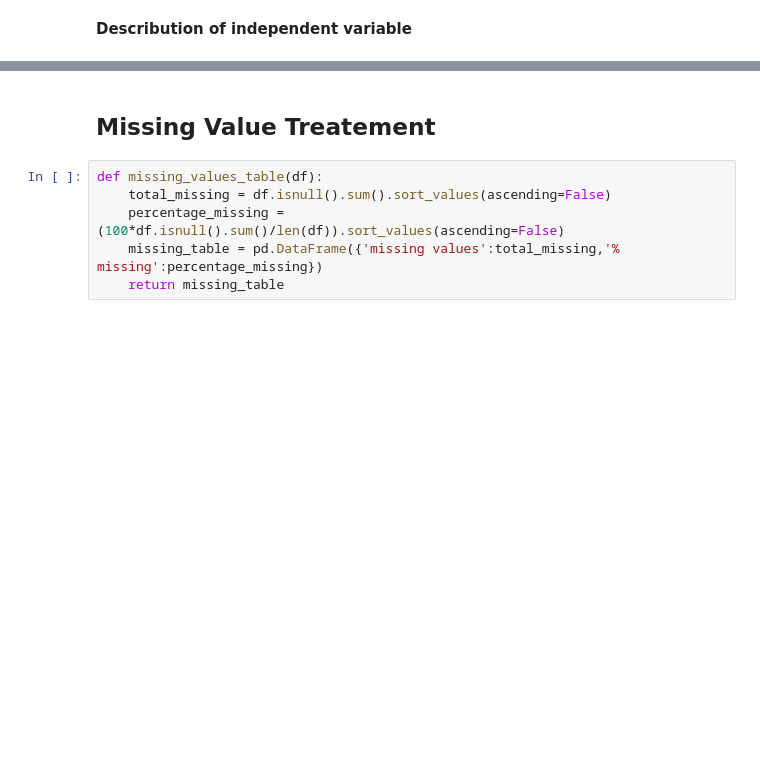
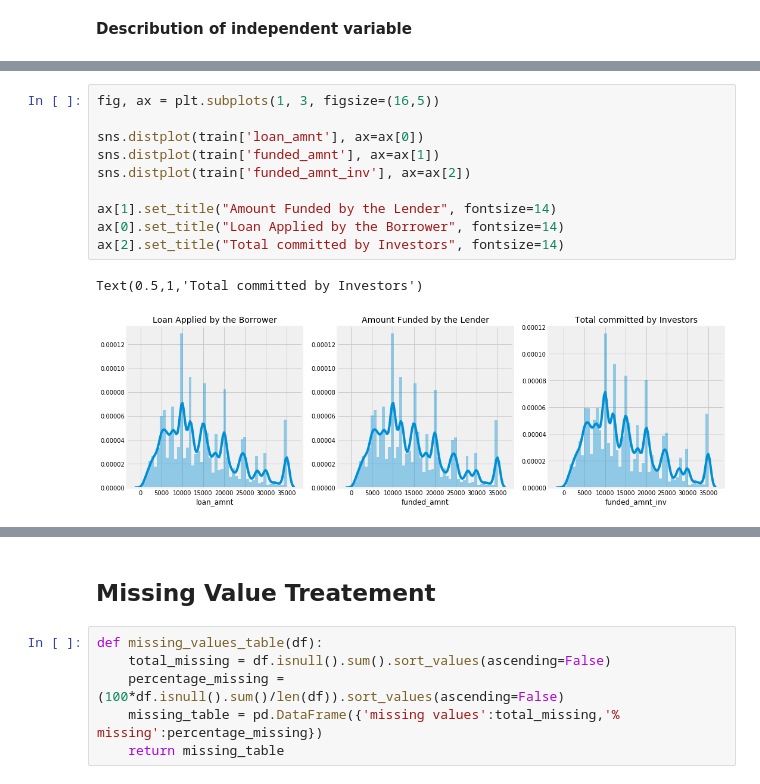
Before and after one commit to Suraj110799/ImarticusCaseStudy, a Jupyter notebook: kernel.ipynb, the cells around one changed output, grey strips where cells are left out. Saved outputs shown, nothing was run; the diff lists cells and outputs as text; blank space fills up the shorter version.

```diff
--- a/kernel.ipynb
+++ b/kernel.ipynb
@@ -47,0 +120,13 @@ train.dtypes.value_counts()
+# %%
+fig, ax = plt.subplots(1, 3, figsize=(16,5))
+
+sns.distplot(train['loan_amnt'], ax=ax[0])
+sns.distplot(train['funded_amnt'], ax=ax[1])
+sns.distplot(train['funded_amnt_inv'], ax=ax[2])
+
+ax[1].set_title("Amount Funded by the Lender", fontsize=14)
+ax[0].set_title("Loan Applied by the Borrower", fontsize=14)
+ax[2].set_title("Total committed by Investors", fontsize=14)
+# %% [output]
+Text(0.5,1,'Total committed by Investors')
+[figure, added]
```
Also changed, not shown: parts of 79 cells of this notebook.
